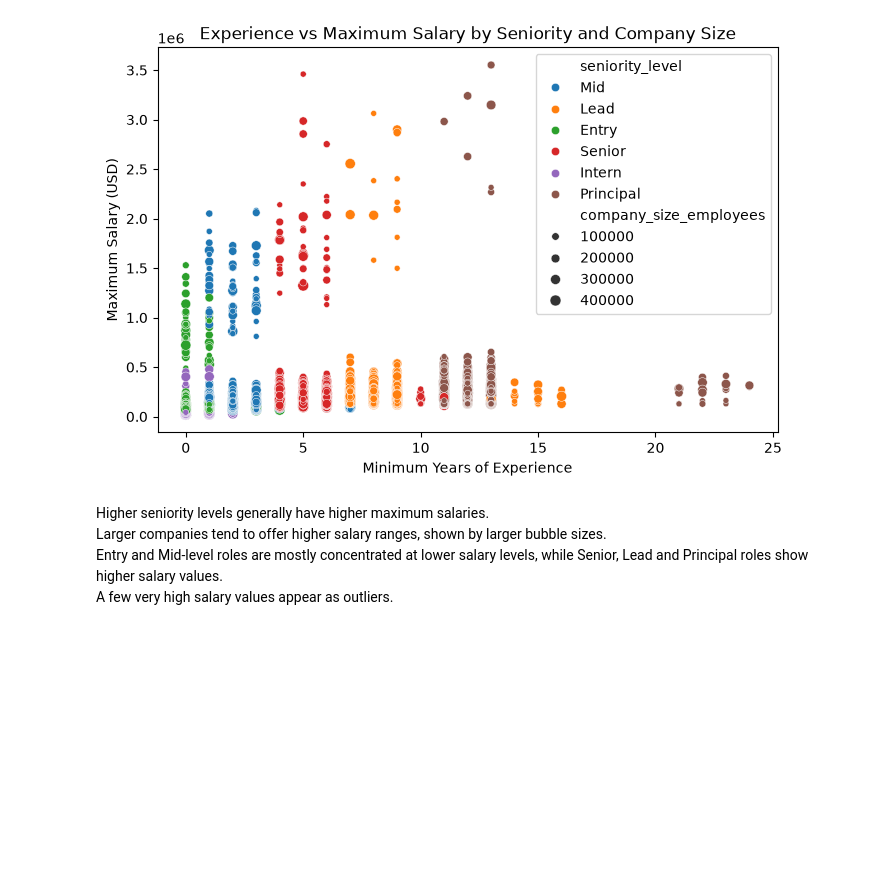
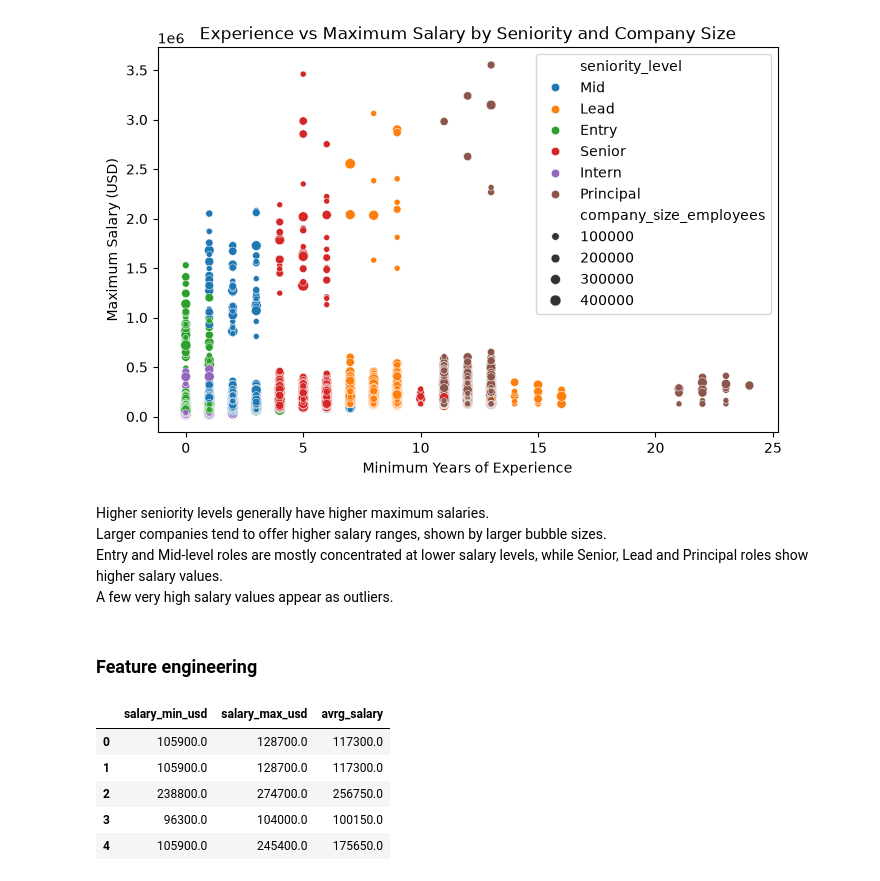
Before and after one commit to itsvartika23/Vartika_Singh_EDA, a Jupyter notebook: EDA.ipynb, the cells around one changed output. Drawn from its saved outputs; the diff is of its cells as text; code cells hidden in the pictures; blank space fills up the shorter version.

```diff
--- a/EDA.ipynb
+++ b/EDA.ipynb
@@ -1419,3 +1419,15 @@ Higher seniority levels generally have higher maximum salaries.<br>
 Larger companies tend to offer higher salary ranges, shown by larger bubble sizes.<br>
 Entry and Mid-level roles are mostly concentrated at lower salary levels, while Senior, Lead and Principal roles show higher salary values.<br>
 A few very high salary values appear as outliers.
+# %% [markdown]
+### Feature engineering
+# %%
+df['avrg_salary'] =(df['salary_min_usd'] + df['salary_max_usd']) / 2
+df[['salary_min_usd', 'salary_max_usd', 'avrg_salary']].head()
+# %% [output]
+|  | salary_min_usd | salary_max_usd | avrg_salary |
+| 0 | 105900.0 | 128700.0 | 117300.0 |
+| 1 | 105900.0 | 128700.0 | 117300.0 |
+| 2 | 238800.0 | 274700.0 | 256750.0 |
+| 3 | 96300.0 | 104000.0 | 100150.0 |
+| 4 | 105900.0 | 245400.0 | 175650.0 |
```
Also changed, not shown: parts of 5 cells of this notebook.
